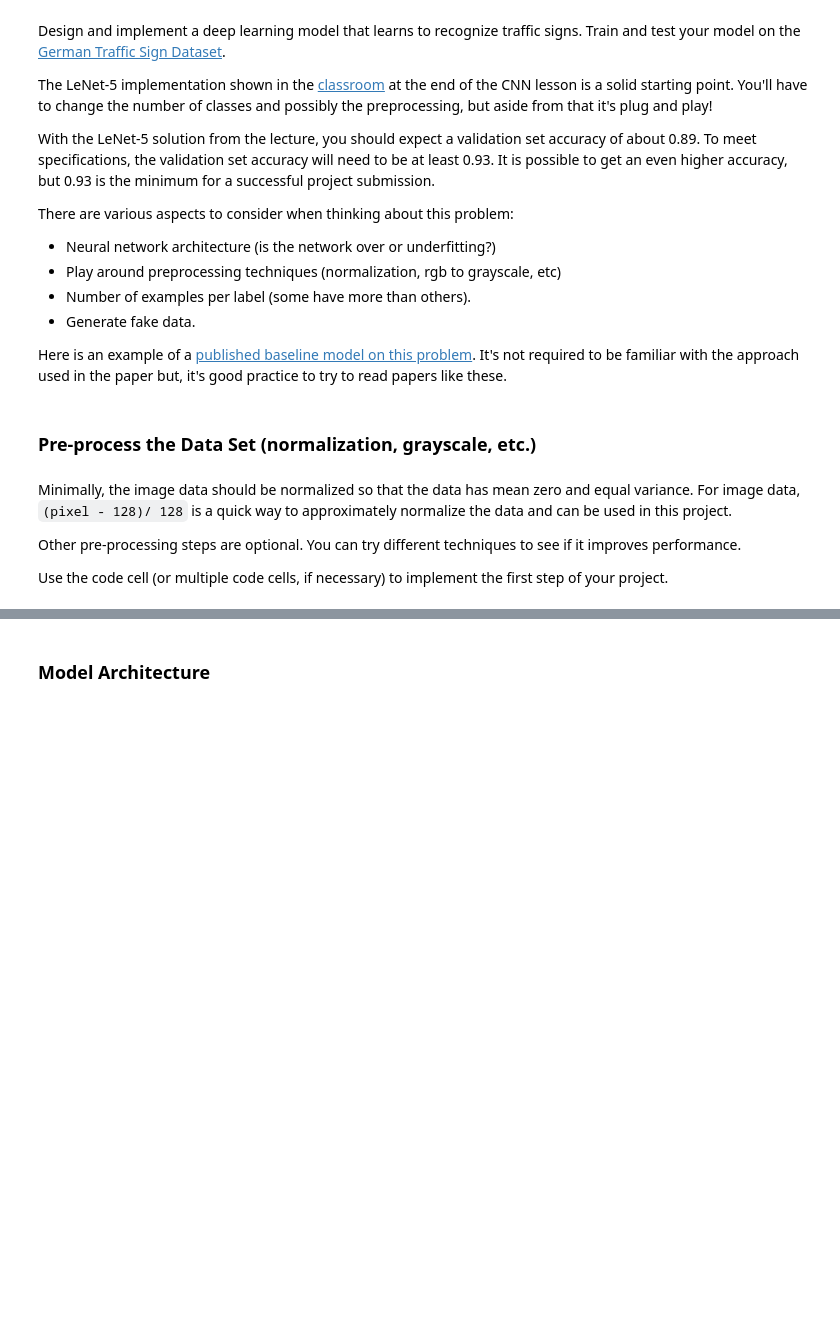
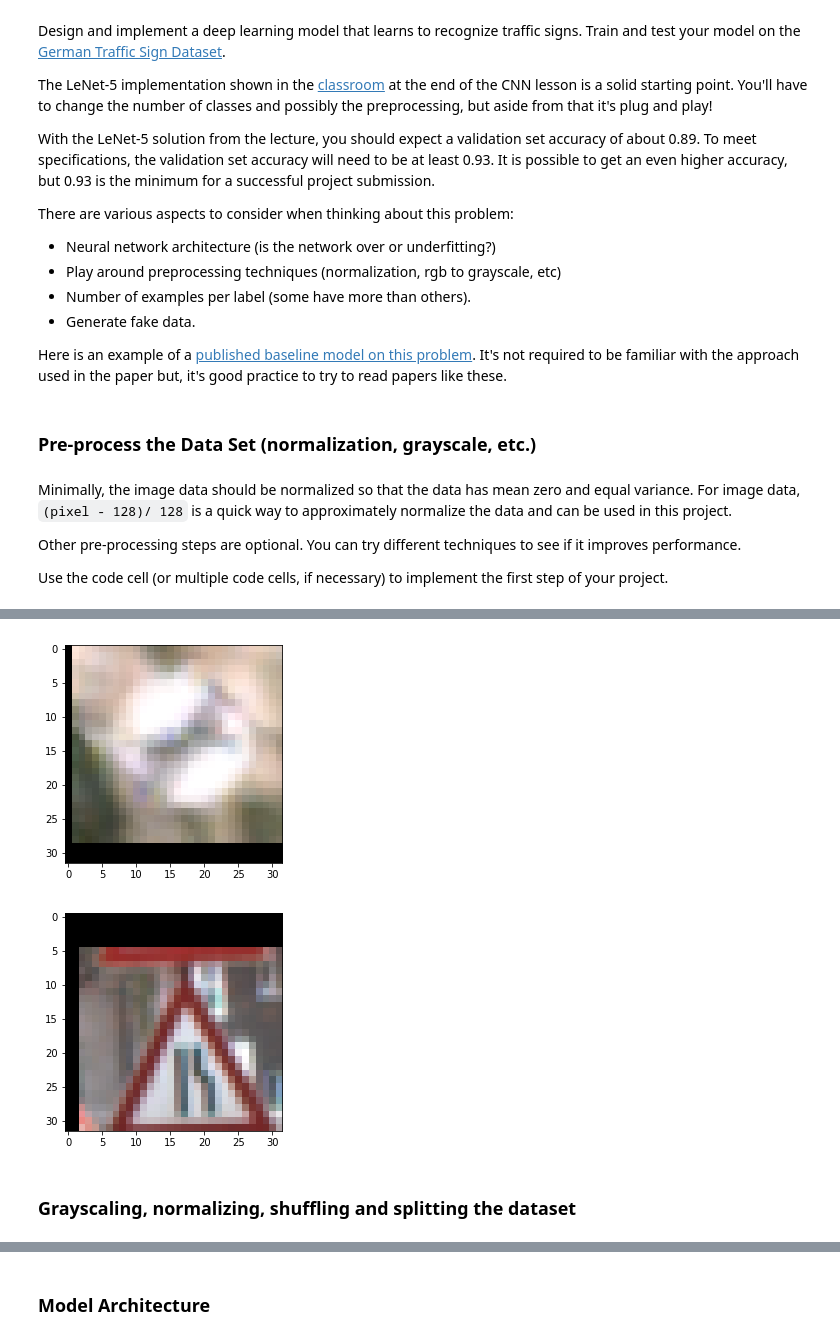
Before and after one commit to samuelbalogh/P2-traffic-sign-classifier, a Jupyter notebook: Traffic_Sign_Classifier.ipynb, the cells around one changed output, grey strips where cells are left out. Saved outputs shown, nothing was run; the diff lists cells and outputs as text; code cells hidden in the pictures; blank space fills up the shorter version.

```diff
--- a/Traffic_Sign_Classifier.ipynb
+++ b/Traffic_Sign_Classifier.ipynb
@@ -289,3 +290,21 @@ Use the code cell (or multiple code cells, if necessary) to implement the first
+# %%
+import matplotlib.pyplot as plt
+
+random_iterable = (random.randint(0, len(X_train)) for _ in range(2))
+iterable = (list(random_iterable))
+
+for random_num in iterable:
+    image = X_train[random_num]
+    plt.imshow(image)
+    plt.show()
+
+
+%matplotlib inline
+# %% [output]
+[figure, added]
+[figure, added]
+# %% [markdown]
+### Grayscaling, normalizing, shuffling and splitting the dataset
 # %%
 import numpy as np
 
```
Also changed, not shown: parts of 27 cells of this notebook, 12 other files.
